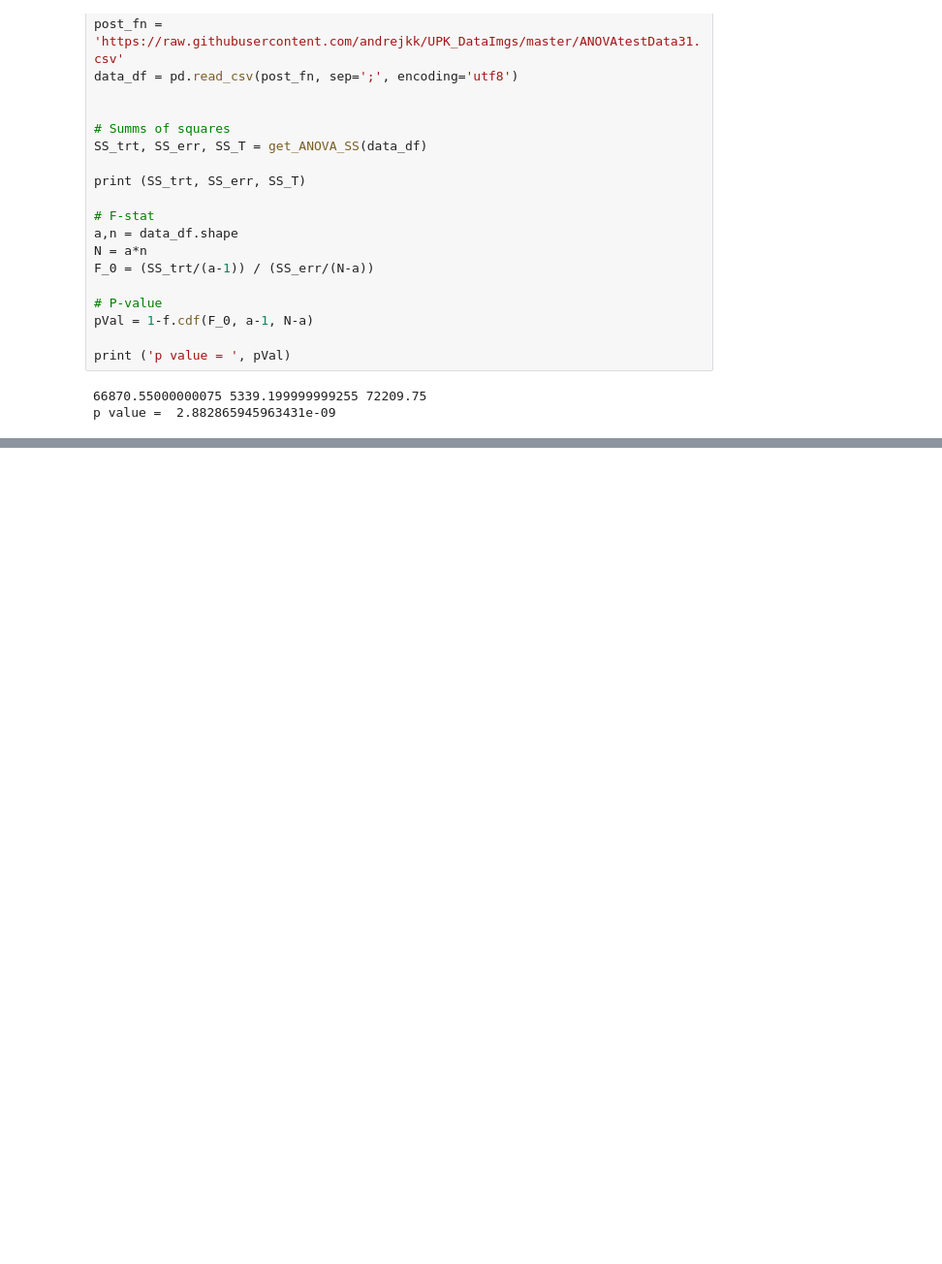
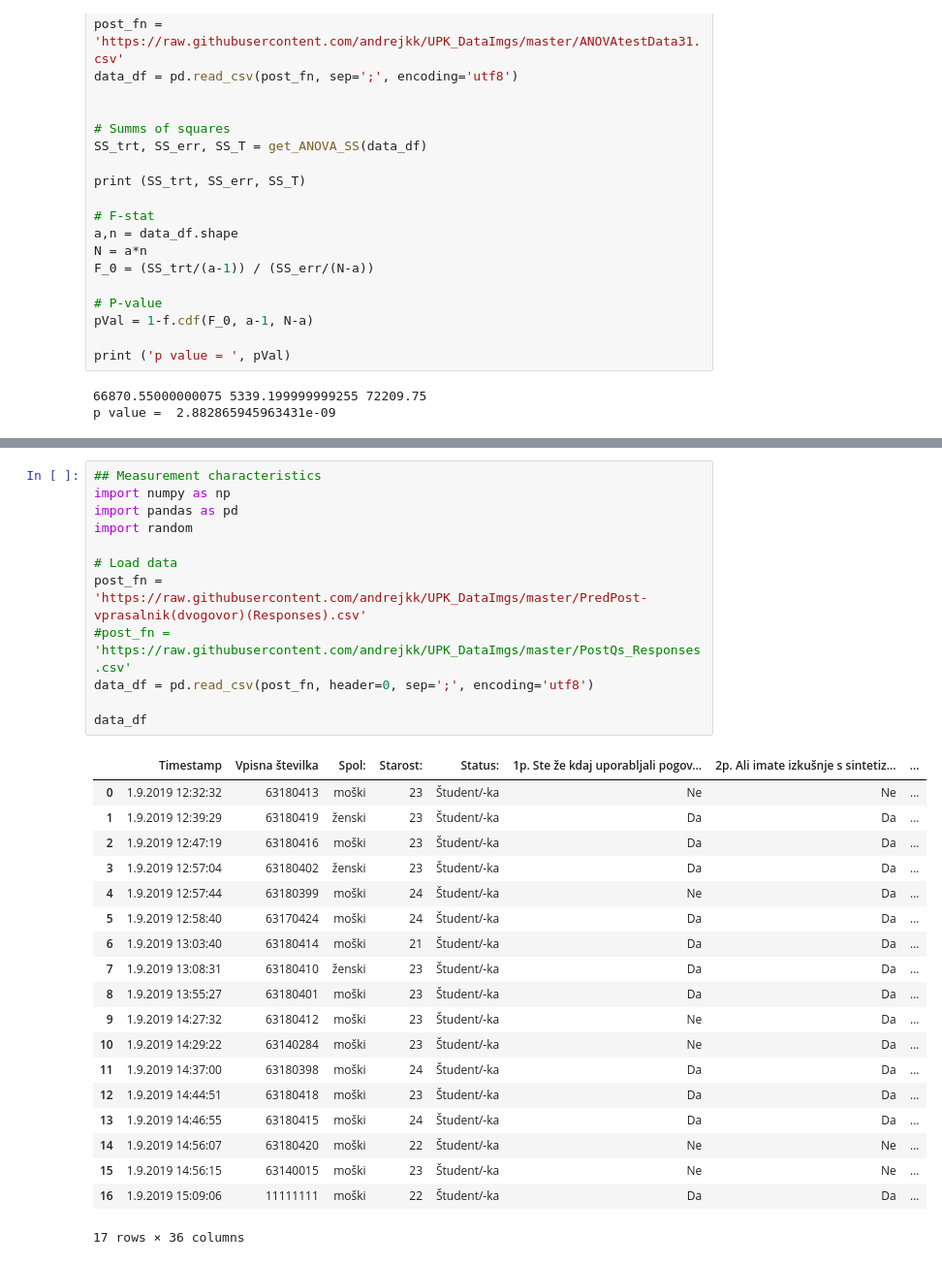
Before and after one commit to andrejkk/UPK, a Jupyter notebook: AKosir_UPK_Lec06_ExperimentalDesignAndImpl_SLO.ipynb, the cells around one changed output, grey strips where cells are left out. Shown at 97% size. Cells and saved outputs as stored; diff of their text form; blank space fills up the shorter version.

```diff
--- a/AKosir_UPK_Lec06_ExperimentalDesignAndImpl_SLO.ipynb
+++ b/AKosir_UPK_Lec06_ExperimentalDesignAndImpl_SLO.ipynb
@@ -1323,4 +1231,36 @@ $$ \alpha = \frac{K-1}{K} \left(1-\frac{\sum _{i=1}^K\s_{X_i}^2}{\s_Y^2}\right)
 <p style="margin-bottom:0.5cm;"></p>
 <div style="width:100%;text-align:right;font-weight:bold;font-size:1.2em;"> 24 </div>
 <img src="https://raw.githubusercontent.com/andrejkk/ORvTK_SlidesImgs/master/footer_full.jpg">
+# %%
+## Measurement characteristics
+import numpy as np
+import pandas as pd
+import random
+
+# Load data
+post_fn = 'https://raw.githubusercontent.com/andrejkk/UPK_DataImgs/master/PredPost-vprasalnik(dvogovor)(Responses).csv'
+#post_fn = 'https://raw.githubusercontent.com/andrejkk/UPK_DataImgs/master/PostQs_Responses.csv'
+data_df = pd.read_csv(post_fn, header=0, sep=';', encoding='utf8')
+
+data_df
+# %% [output]
+|  | Timestamp | Vpisna številka | Spol: | Starost: | Status: | 1p. Ste že kdaj uporabljali pogov... | 2p. Ali imate izkušnje s sintetiz... | ... |
+| 0 | 1.9.2019 12:32:32 | 63180413 | moški | 23 | Študent/-ka | Ne | Ne | ... |
+| 1 | 1.9.2019 12:39:29 | 63180419 | ženski | 23 | Študent/-ka | Da | Da | ... |
+| 2 | 1.9.2019 12:47:19 | 63180416 | moški | 23 | Študent/-ka | Da | Da | ... |
+| 3 | 1.9.2019 12:57:04 | 63180402 | ženski | 23 | Študent/-ka | Da | Da | ... |
+| 4 | 1.9.2019 12:57:44 | 63180399 | moški | 24 | Študent/-ka | Ne | Da | ... |
+| 5 | 1.9.2019 12:58:40 | 63170424 | moški | 24 | Študent/-ka | Da | Da | ... |
+| 6 | 1.9.2019 13:03:40 | 63180414 | moški | 21 | Študent/-ka | Da | Da | ... |
+| 7 | 1.9.2019 13:08:31 | 63180410 | ženski | 23 | Študent/-ka | Da | Da | ... |
+| 8 | 1.9.2019 13:55:27 | 63180401 | moški | 23 | Študent/-ka | Da | Da | ... |
+| 9 | 1.9.2019 14:27:32 | 63180412 | moški | 23 | Študent/-ka | Ne | Da | ... |
+| 10 | 1.9.2019 14:29:22 | 63140284 | moški | 23 | Študent/-ka | Ne | Da | ... |
+| 11 | 1.9.2019 14:37:00 | 63180398 | moški | 24 | Študent/-ka | Da | Da | ... |
+| 12 | 1.9.2019 14:44:51 | 63180418 | moški | 23 | Študent/-ka | Da | Da | ... |
+| 13 | 1.9.2019 14:46:55 | 63180415 | moški | 24 | Študent/-ka | Da | Da | ... |
+| 14 | 1.9.2019 14:56:07 | 63180420 | moški | 22 | Študent/-ka | Ne | Ne | ... |
+| 15 | 1.9.2019 14:56:15 | 63140015 | moški | 23 | Študent/-ka | Ne | Ne | ... |
+| 16 | 1.9.2019 15:09:06 | 11111111 | moški | 22 | Študent/-ka | Da | Da | ... |
+17 rows × 36 columns
 # %%
```
Also changed, not shown: parts of 15 cells of this notebook, 9 other files.
